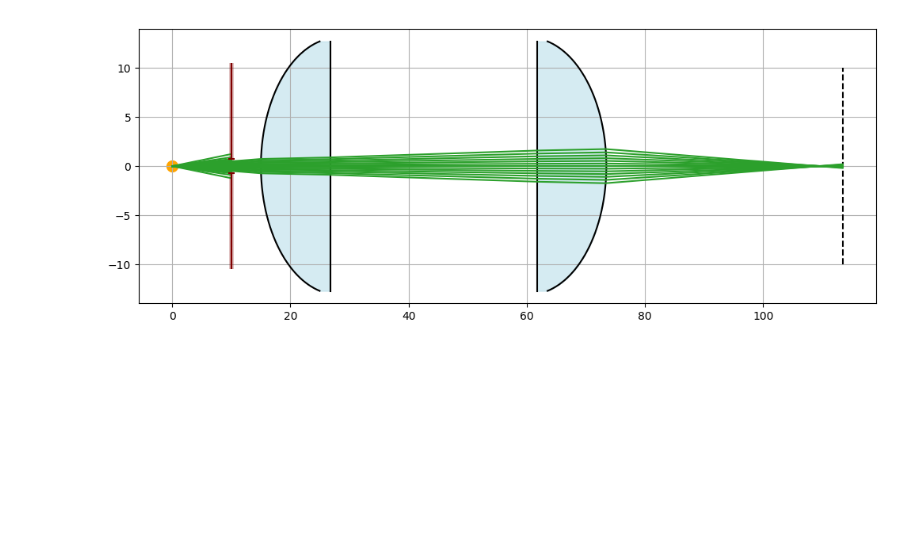
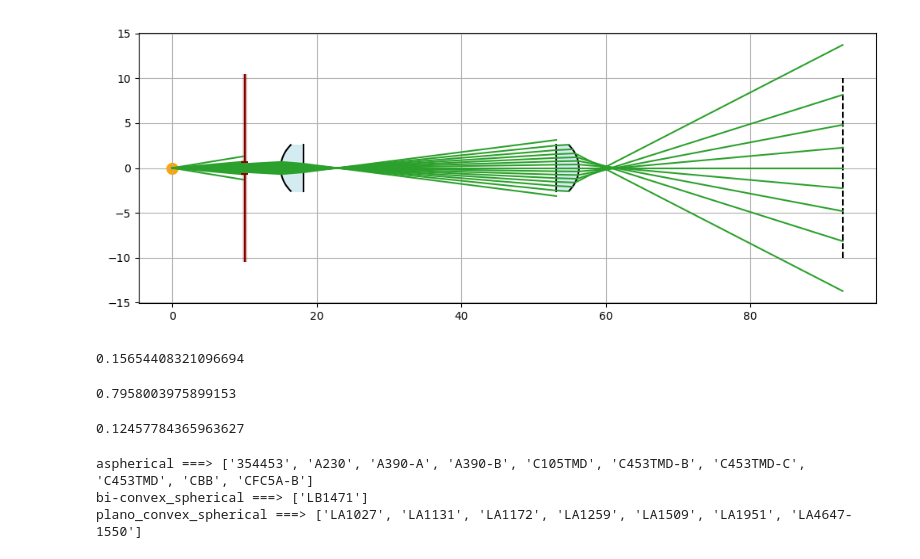
Before and after one commit to mshamdan/Ray, a Jupyter notebook: Example.ipynb, the cells around one changed output. Drawn from its saved outputs; the diff is of its cells as text; code cells hidden in the pictures; blank space fills up the shorter version.

```diff
--- a/Example.ipynb
+++ b/Example.ipynb
@@ -80,8 +70,8 @@ RT= RayTracing(object_height=object_height, wl_um=wl,beam_radius=r, Obj_2_Ent_ti
 
 # RT.add_Lens_ZMX('A230', thickness_after=dist_after, reverse=reverse)
 
-RT.add_Lens_ZMX('LA1951', thickness_after=35, reverse=reverse)
-RT.add_Lens_ZMX('LA1951', thickness_after=40, reverse= not reverse)
+RT.add_Lens_ZMX('C453TMD-C', thickness_after=35, reverse=reverse)
+RT.add_Lens_ZMX('C453TMD-C', thickness_after=36.5, reverse= not reverse)
 
 
 RT.set_Stop(.5, 1)
@@ -184,34 +104,34 @@ Results
 # %%
-# --- Generate deterministic SMF rays ---
+# # --- Generate deterministic SMF rays ---
 MFD = 10.4  # mm (10.4 µm)
 n_rays= 21
-fig,ax= plt.subplots(figsize=(10,4), tight_layout=True)
+# fig,ax= plt.subplots(figsize=(10,4), tight_layout=True)
 
-ST_Active= True
-show_obj=  True
-xscale='linear'
-yscale='linear'
-Lens_layout= True
+# ST_Active= True
+# show_obj=  True
+# xscale='linear'
+# yscale='linear'
+# Lens_layout= True
 
 
-fig,ax, Results= RT.plot_Gaussian_System(fig,ax, n_rays, ST_Active=ST_Active, show_obj= show_obj,xscale=xscale, yscale=xscale,
-                                         solver= 'Fiber',ray_color='tab:green', lens_layout=Lens_layout,MFD_um=MFD)
+# fig,ax, Results= RT.plot_Gaussian_System(fig,ax, n_rays, ST_Active=ST_Active, show_obj= show_obj,xscale=xscale, yscale=xscale,
+#                                          solver= 'Fiber',ray_color='tab:green', lens_layout=Lens_layout,MFD_um=MFD)
-# %% [output]
-[figure, removed]
 # %%
-# w0_mm=10.4e-3/2
+w0_mm=MFD*1e-3/2
 
-# fig,ax= plt.subplots(figsize=(10,4), tight_layout=True)
+fig,ax= plt.subplots(figsize=(10,4), tight_layout=True)
 
-# ST_Active= False
-# show_obj=  True
-# xscale='linear'
-# yscale='linear'
-# Lens_layout= True
+ST_Active= True
+show_obj=  True
+xscale='linear'
+yscale='linear'
+Lens_layout= True
 
 
-# fig,ax, Results= RT.plot_Gaussian_System(fig,ax, n_rays, ST_Active=ST_Active, show_obj= show_obj,xscale=xscale, yscale=xscale,
-#                                          solver= 'gaussian',ray_color='tab:green', lens_layout=Lens_layout,w0_mm=w0_mm, truncate_sigma_gaussian=3)
+fig,ax, Results= RT.plot_Gaussian_System(fig,ax, n_rays, ST_Active=ST_Active, show_obj= show_obj,xscale=xscale, yscale=xscale,
+                                         solver= 'gaussian',ray_color='tab:green', lens_layout=Lens_layout,w0_mm=w0_mm, truncate_sigma_gaussian=3)
+# %% [output]
+[figure, added]
 # %%
 Results2= [ RT.Check_Stop(result, RT.Surfaces, dz=0, ST_Active=True) for result in Results]
 # %%
@@ -221,3 +141,24 @@ y_ent= array([float(df["Y_mm"].iloc[0]) for df in Results2 if "Y_mm" in df.colum
 u_ent= array([float(df["U_rad"].iloc[0]) for df in Results2 if "U_rad" in df.columns])
 
 y_fib, u_fib, weight= RT.gaussian_fiber(n_rays, MFD)
+# %%
+
+eta = RT.fiber_coupling_1D(y_img, u_img, wavelength_um=1.0, MFD_um=10.4, weight_rays=weight)
+eta
+# %% [output]
+0.15654408321096694
+# %%
+T= RT.system_transmission(y_fib,y_ent, y_img, "2fib", weight )
+T
+# %% [output]
+0.7958003975899153
+# %%
+T*eta
+# %% [output]
+0.12457784365963627
+# %%
+RT.All_Lenses_Printing()
+# %% [output]
+aspherical ===> ['354453', 'A230', 'A390-A', 'A390-B', 'C105TMD', 'C453TMD-B', 'C453TMD-C', 'C453TMD', 'CBB', 'CFC5A-B']
+bi-convex_spherical ===> ['LB1471']
+plano_convex_spherical ===> ['LA1027', 'LA1131', 'LA1172', 'LA1259', 'LA1509', 'LA1951', 'LA4647-1550']
```
Also changed, not shown: parts of 31 cells of this notebook, 5 other files.
